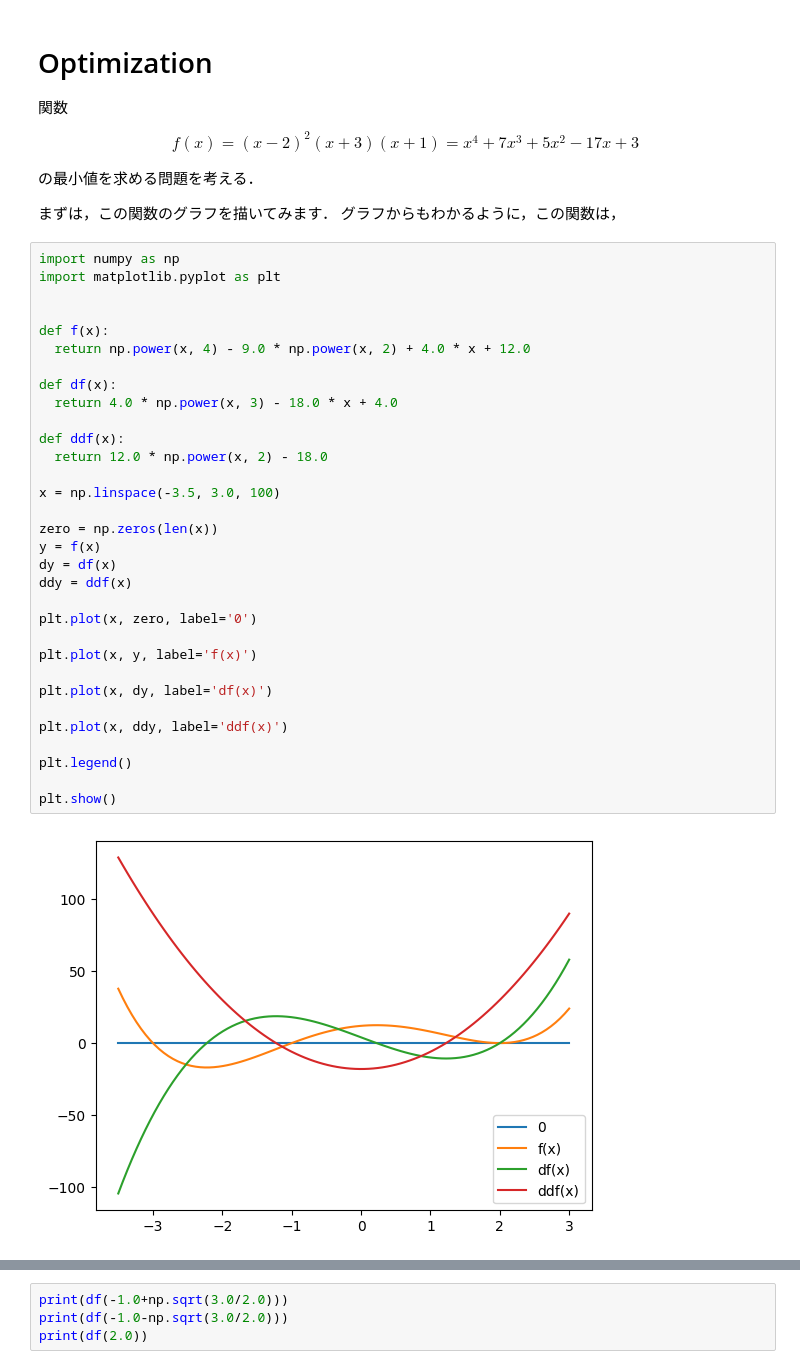
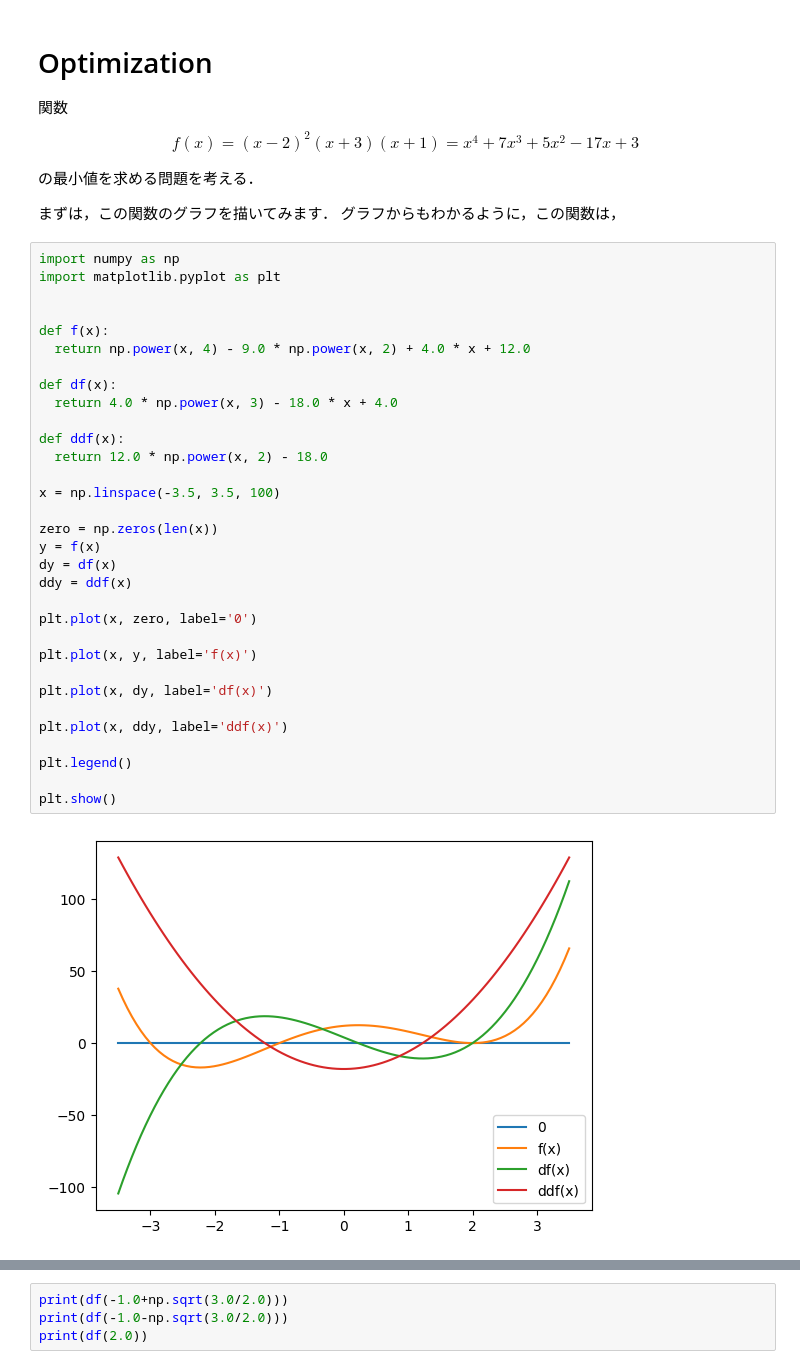
Before and after one commit to namoshi/mathAI, a Jupyter notebook: func_opt.ipynb, the cells around one changed output, grey strips where cells are left out. Saved outputs shown, nothing was run; the diff lists cells and outputs as text.

```diff
--- a/func_opt.ipynb
+++ b/func_opt.ipynb
@@ -16,35 +16,35 @@ import numpy as np
 import matplotlib.pyplot as plt
 
 
 def f(x):
   return np.power(x, 4) - 9.0 * np.power(x, 2) + 4.0 * x + 12.0
 
 def df(x):
   return 4.0 * np.power(x, 3) - 18.0 * x + 4.0
 
 def ddf(x):
   return 12.0 * np.power(x, 2) - 18.0
 
-x = np.linspace(-3.5, 3.0, 100)
+x = np.linspace(-3.5, 3.5, 100)
 
 zero = np.zeros(len(x))
 y = f(x)
 dy = df(x)
 ddy = ddf(x)
 
 plt.plot(x, zero, label='0')
 
 plt.plot(x, y, label='f(x)')
 
 plt.plot(x, dy, label='df(x)')
 
 plt.plot(x, ddy, label='ddf(x)')
 
 plt.legend()
 
 plt.show()
 # %% [output]
-[figure, old version]
+[figure, new version]
 # %% [markdown]
 このグラフから関数$f(x)$は，-2付近に最小値(Global Minima)を持ち，2付近にも局所的な最小値(Local Minima)があることがわかる．
 
```
Also changed, not shown: parts of 6 cells of this notebook.
